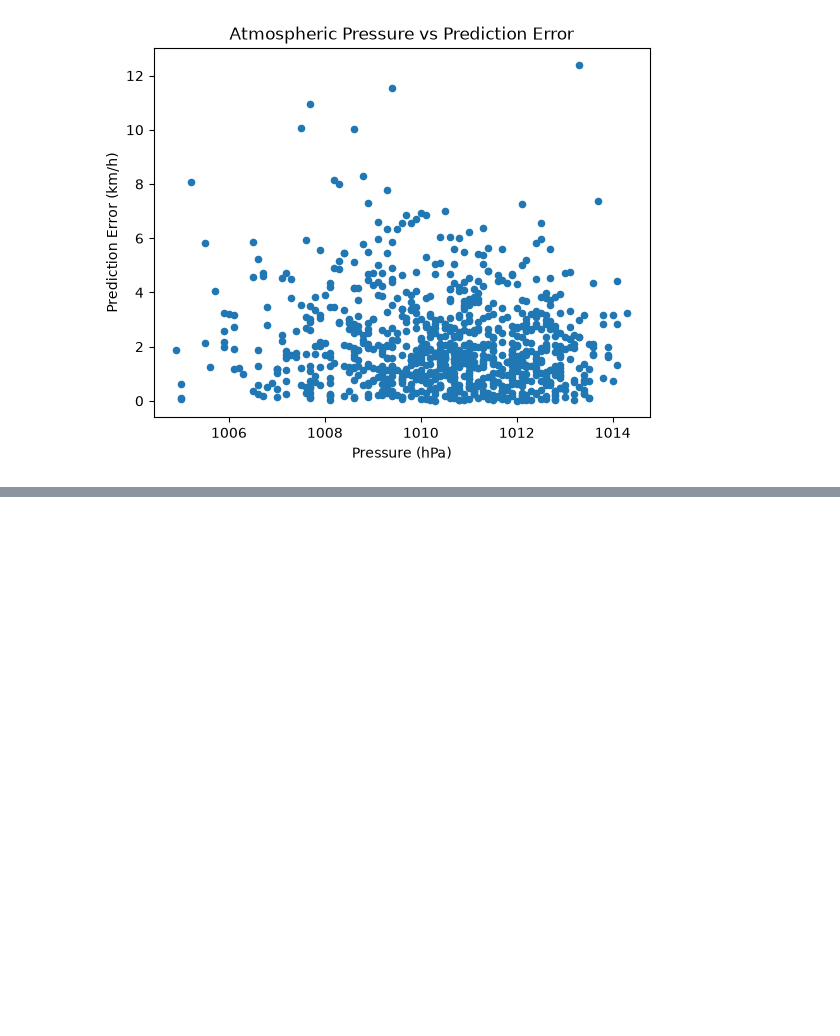
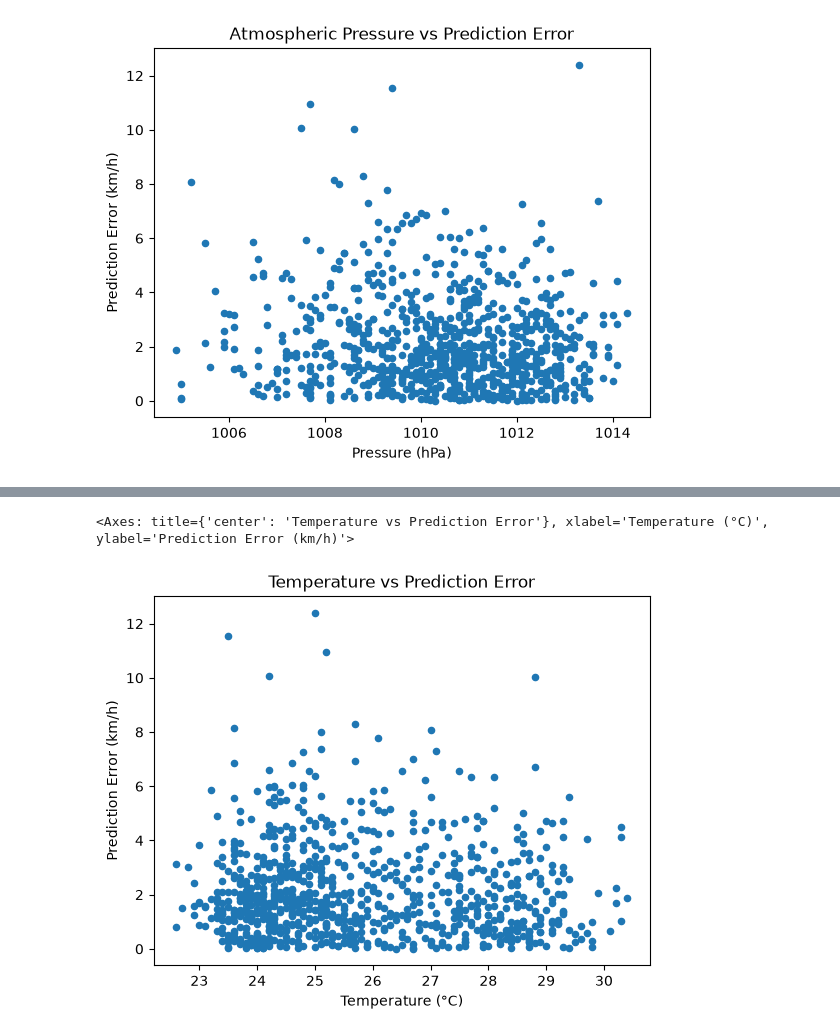
Before and after one commit to fida-fei/breezy, a Jupyter notebook: notebooks/01_wind_data_exploration.ipynb, the cells around one changed output, grey strips where cells are left out. Saved outputs shown, nothing was run; the diff lists cells and outputs as text; code cells hidden in the pictures; blank space fills up the shorter version.

```diff
--- a/notebooks/01_wind_data_exploration.ipynb
+++ b/notebooks/01_wind_data_exploration.ipynb
@@ -1530,0 +1543,12 @@ evaluation.plot(
+# %%
+evaluation.plot(
+    kind="scatter",
+    x="Temperature",
+    y="Error",
+    title="Temperature vs Prediction Error",
+    xlabel="Temperature (°C)",
+    ylabel="Prediction Error (km/h)"
+)
+# %% [output]
+<Axes: title={'center': 'Temperature vs Prediction Error'}, xlabel='Temperature (°C)', ylabel='Prediction Error (km/h)'>
+[figure, added]
```
Also changed, not shown: parts of 8 cells of this notebook.
